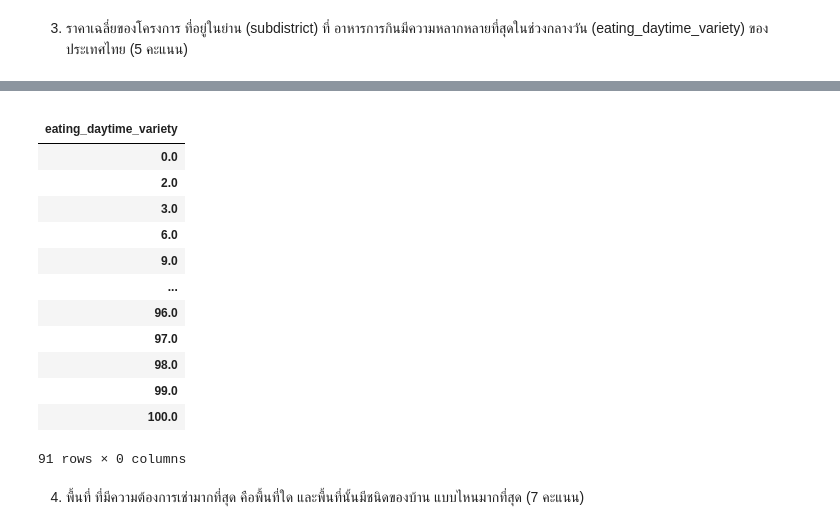
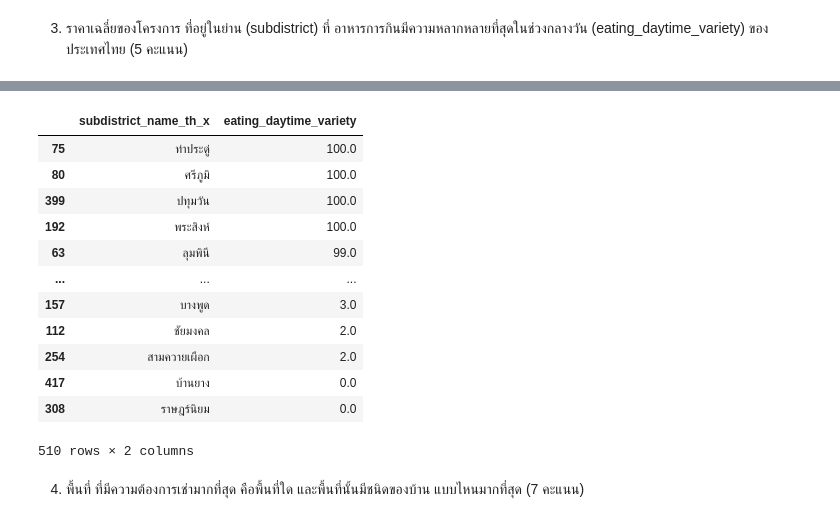
Before and after one commit to sujiraa/BasicProg_DataViz65, a Jupyter notebook: midterm.ipynb, the cells around one changed output, grey strips where cells are left out. Cells and saved outputs as stored; diff of their text form; code cells hidden in the pictures.

```diff
--- a/midterm.ipynb
+++ b/midterm.ipynb
@@ -255,17 +201,0 @@ x
-# %%
-x.groupby('eating_daytime_variety').mean() # หาราคาเฉลี่ย ของ subdistrict
-# %% [output]
-|  |
-| eating_daytime_variety |
-| 0.0 |
-| 2.0 |
-| 3.0 |
-| 6.0 |
-| 9.0 |
-| ... |
-| 96.0 |
-| 97.0 |
-| 98.0 |
-| 99.0 |
-| 100.0 |
-91 rows × 0 columns
@@ -271,0 +204,6 @@ x.groupby('eating_daytime_variety').mean() # หาราคาเฉลี่
+# %%
+Dataall = eat.merge(project1, left_on='row_number', right_on='row_number')
+Dataall.head()
+# %%
+Dataall2 = Dataall.merge(unit1, left_on='row_number', right_on='row_number')
+Dataall2.head()
@@ -272,3 +215,20 @@ x.groupby('eating_daytime_variety').mean() # หาราคาเฉลี่
+# %%
+x = Dataall2[['subdistrict_name_th_x','eating_daytime_variety']].sort_values('eating_daytime_variety',ascending=0)
+x
+# %% [output]
+|  | subdistrict_name_th_x | eating_daytime_variety |
+| 75 | ท่าประดู่ | 100.0 |
+| 80 | ศรีภูมิ | 100.0 |
+| 399 | ปทุมวัน | 100.0 |
+| 192 | พระสิงห์ | 100.0 |
+| 63 | ลุมพินี | 99.0 |
+| ... | ... | ... |
+| 157 | บางพูด | 3.0 |
+| 112 | ชัยมงคล | 2.0 |
+| 254 | สามควายเผือก | 2.0 |
+| 417 | บ้านยาง | 0.0 |
+| 308 | ราษฎร์นิยม | 0.0 |
+510 rows × 2 columns
 # %% [markdown]
 4. พื้นที่ ที่มีความต้องการเช่ามากที่สุด คือพื้นที่ใด และพื้นที่นั้นมีชนิดของบ้าน แบบไหนมากที่สุด (7 คะแนน)
 # %%
```
Also changed, not shown: parts of 21 cells of this notebook.
